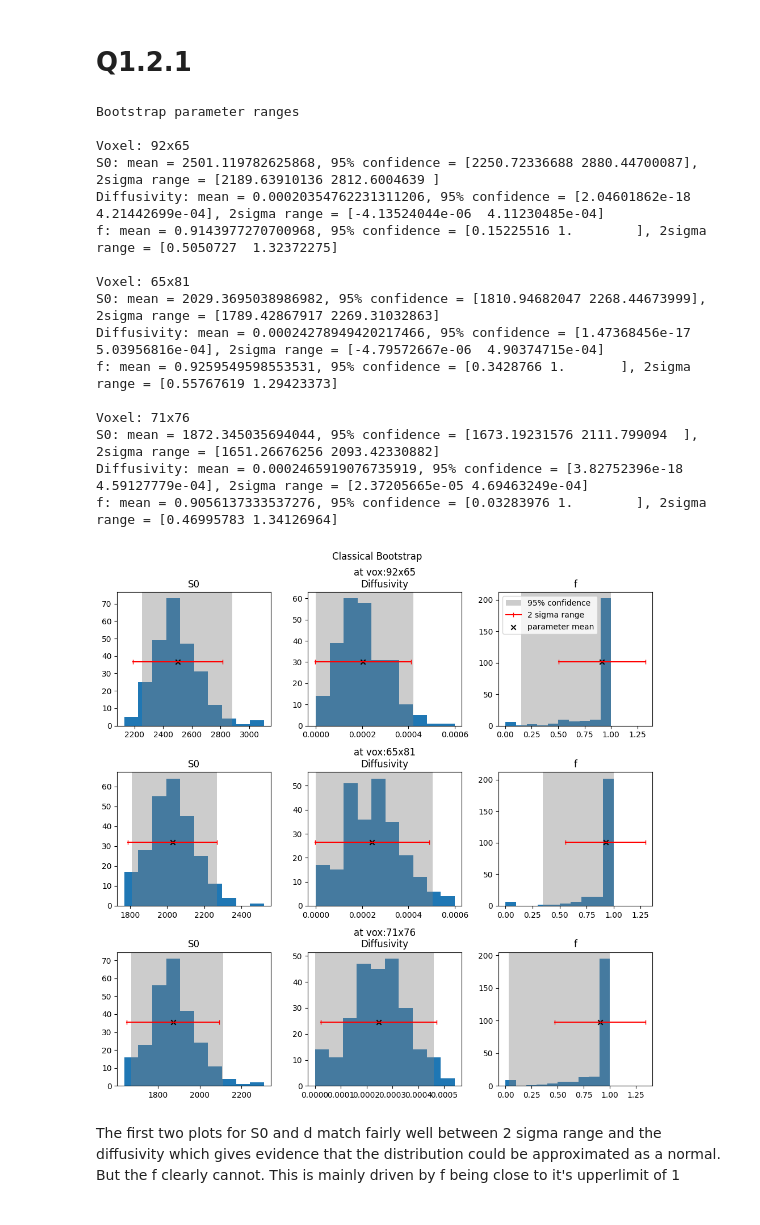
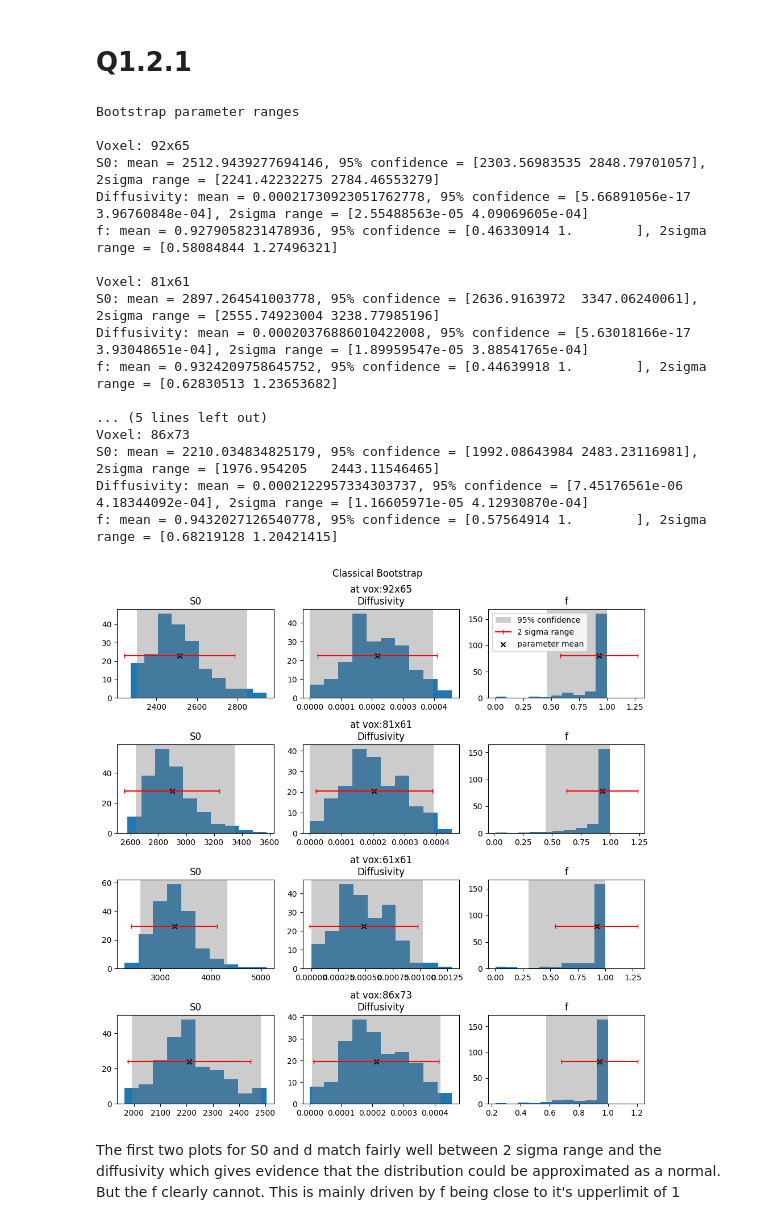
Before and after one commit to fclarke1/modelling-bio-imaging-comp0118, a Jupyter notebook: assignment_1/q1_1.ipynb, the cells around one changed output. Drawn from its saved outputs; the diff is of its cells as text; code cells hidden in the pictures.

```diff
--- a/assignment_1/q1_1.ipynb
+++ b/assignment_1/q1_1.ipynb
@@ -438,12 +422,5 @@ expected SS: 4320000, calculated SS: 5871996.800798102, diff: -1551996.800798102
 # %%
 # plot the S0, d, f, and the RESNORM, and fibre direction of n
-"""
-so = x[0]
-diff = x[1]
-f = x[2]
-theta = x[3]
-phi = x[4]
-"""
 
 S0 = X[:,:,0]
 d_raw = X[:,:,1]
@@ -462,18 +439,19 @@ n_yplane_y = np.cos(theta) * f
 # plot FA
 # Create a 2x2 grid of subplots
 fig, axs = plt.subplots(2,2, figsize=(10, 10))
+fig.suptitle('Mapped parameters\nUsing Transform Optimised method with Ball & Stick')
 
 axs[0,0].imshow(np.flipud(S0.T), cmap='gray')
 axs[0,0].set_title('S0')
 
 axs[0,1].imshow(np.flipud(f.T), cmap='gray')
-axs[0,1].set_title('Fractional Analysis')
+axs[0,1].set_title('f')
 
-axs[1,0].imshow(np.flipud(d_raw.T), cmap='gray')
-axs[1,0].set_title('diffusivity\nlinearly mapped')
+axs[1,0].imshow(np.flipud(d_raw.T), cmap='gray', vmax=0.004)
+axs[1,0].set_title('diffusivity\nmapped between (0, 0.004)')
 
-axs[1,1].imshow(np.flipud(d_raw.T), cmap='gray', vmax=0.004)
-axs[1,1].set_title('diffusivity\nmapped between (0,0.004)')
+axs[1,1].imshow(np.flipud(RESNORM.T), cmap='gray', vmax=1.5e7)
+axs[1,1].set_title('RESNORM\nmapped between (0, 1.5e7)')
 
 # Show the plot
 plt.tight_layout()
@@ -535,52 +513,55 @@ def plot_histogram_sigma_95percent(axs, data, title, shade_colour='grey', shade_
     return data_95_range, data_2sigma_range
 # %%
 # use classical bootstrapping method to find a range of parameters and plot on a histogram
-fig, axs = plt.subplots(3,3, figsize=(10, 10))
+
+vox_is = np.array([vox_i, 80, 60, 85])
+vox_js = np.array([vox_j, 60, 60, 72])
+
+num_vox = vox_is.size
+
+bootstrap_2sigma_range = np.zeros(shape=(num_vox,2))
+bootstrap_95_range = np.zeros(shape=(num_vox,2))
+
+fig, axs = plt.subplots(num_vox,3, figsize=(10, 10))
 fig.suptitle(f'Classical Bootstrap')
-
-vox_is = np.array([vox_i, 64, 70])
-vox_js = np.array([vox_j, 80, 75])
-
-bootstrap_2sigma_range = np.zeros(shape=(3,2))
-bootstrap_95_range = np.zeros(shape=(3,2))
-
 
 print('Bootstrap parameter ranges\n')
 for vox in range(vox_is.size):
     if vox==0:
         is_legend=True
     else:
         is_legend=False
-    bootstrap_parameters = calssical_bootstrap_find_parameters(vox_is[vox], vox_js[vox], im_slice=im_slice, T=250)
+    bootstrap_parameters = calssical_bootstrap_find_parameters(vox_is[vox], vox_js[vox], im_slice=im_slice, T=200)
     bootstrap_95_range[0,:], bootstrap_2sigma_range[0,:] = plot_histogram_sigma_95percent(axs[vox, 0], bootstrap_parameters[:,0], 'S0')
     bootstrap_95_range[1,:], bootstrap_2sigma_range[1,:] = plot_histogram_sigma_95percent(axs[vox, 1], bootstrap_parameters[:,1], f'at vox:{vox_is[vox]+1}x{vox_js[vox]+1}\nDiffusivity')
     bootstrap_95_range[2,:], bootstrap_2sigma_range[2,:] = plot_histogram_sigma_95percent(axs[vox, 2], bootstrap_parameters[:,2], 'f', is_legend=is_legend)
 
     # print the ranges for each parameter:
     print(f'Voxel: {vox_is[vox]+1}x{vox_js[vox]+1}')
     print(f"S0: mean = {bootstrap_parameters.mean(axis=0)[0]}, 95% confidence = {bootstrap_95_range[0]}, 2sigma range = {bootstrap_2sigma_range[0]}")
     print(f"Diffusivity: mean = {bootstrap_parameters.mean(axis=0)[1]}, 95% confidence = {bootstrap_95_range[1]}, 2sigma range = {bootstrap_2sigma_range[1]}")
     print(f"f: mean = {bootstrap_parameters.mean(axis=0)[2]}, 95% confidence = {bootstrap_95_range[2]}, 2sigma range = {bootstrap_2sigma_range[2]}\n")
 
 plt.tight_layout()
 # %% [output]
 Bootstrap parameter ranges
 
 Voxel: 92x65
-S0: mean = 2501.119782625868, 95% confidence = [2250.72336688 2880.44700087], 2sigma range = [2189.63910136 2812.6004639 ]
-Diffusivity: mean = 0.00020354762231311206, 95% confidence = [2.04601862e-18 4.21442699e-04], 2sigma range = [-4.13524044e-06  4.11230485e-04]
-f: mean = 0.9143977270700968, 95% confidence = [0.15225516 1.        ], 2sigma range = [0.5050727  1.32372275]
+S0: mean = 2512.9439277694146, 95% confidence = [2303.56983535 2848.79701057], 2sigma range = [2241.42232275 2784.46553279]
+Diffusivity: mean = 0.00021730923051762778, 95% confidence = [5.66891056e-17 3.96760848e-04], 2sigma range = [2.55488563e-05 4.09069605e-04]
+f: mean = 0.9279058231478936, 95% confidence = [0.46330914 1.        ], 2sigma range = [0.58084844 1.27496321]
 
-Voxel: 65x81
-S0: mean = 2029.3695038986982, 95% confidence = [1810.94682047 2268.44673999], 2sigma range = [1789.42867917 2269.31032863]
-Diffusivity: mean = 0.00024278949420217466, 95% confidence = [1.47368456e-17 5.03956816e-04], 2sigma range = [-4.79572667e-06  4.90374715e-04]
-f: mean = 0.9259549598553531, 95% confidence = [0.3428766 1.       ], 2sigma range = [0.55767619 1.29423373]
+Voxel: 81x61
+S0: mean = 2897.264541003778, 95% confidence = [2636.9163972  3347.06240061], 2sigma range = [2555.74923004 3238.77985196]
+Diffusivity: mean = 0.00020376886010422008, 95% confidence = [5.63018166e-17 3.93048651e-04], 2sigma range = [1.89959547e-05 3.88541765e-04]
+f: mean = 0.9324209758645752, 95% confidence = [0.44639918 1.        ], 2sigma range = [0.62830513 1.23653682]
 
-Voxel: 71x76
-S0: mean = 1872.345035694044, 95% confidence = [1673.19231576 2111.799094  ], 2sigma range = [1651.26676256 2093.42330882]
-Diffusivity: mean = 0.0002465919076735919, 95% confidence = [3.82752396e-18 4.59127779e-04], 2sigma range = [2.37205665e-05 4.69463249e-04]
-f: mean = 0.9056137333537276, 95% confidence = [0.03283976 1.        ], 2sigma range = [0.46995783 1.34126964]
+... (5 lines left out)
+Voxel: 86x73
+S0: mean = 2210.034834825179, 95% confidence = [1992.08643984 2483.23116981], 2sigma range = [1976.954205   2443.11546465]
+Diffusivity: mean = 0.0002122957334303737, 95% confidence = [7.45176561e-06 4.18344092e-04], 2sigma range = [1.16605971e-05 4.12930870e-04]
+f: mean = 0.9432027126540778, 95% confidence = [0.57564914 1.        ], 2sigma range = [0.68219128 1.20421415]
-[figure, old version]
+[figure, new version]
 # %% [markdown]
 The first two plots for S0 and d match fairly well between 2 sigma range and the diffusivity which gives evidence that the distribution could be approximated as a normal. But the f clearly cannot. This is mainly driven by f being close to it's upperlimit of 1
 # %% [markdown]
```
Also changed, not shown: parts of 6 cells of this notebook, 1 other file.
